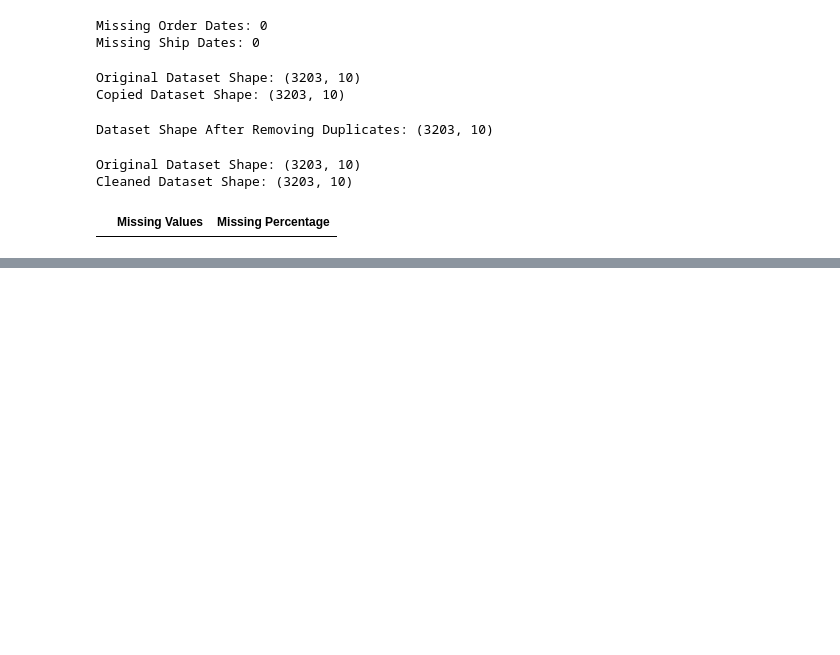
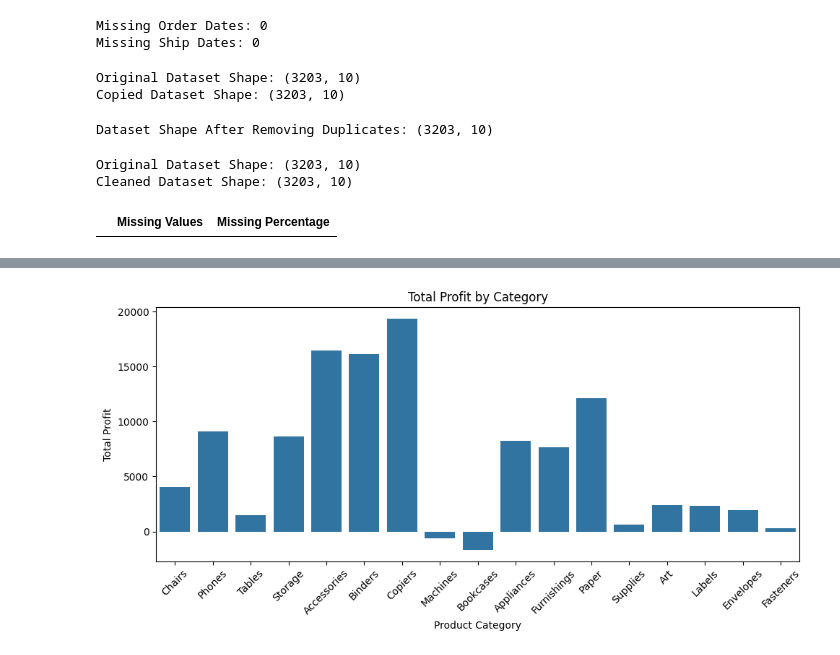
Before and after one commit to Mariam732/Retail-sales-analysis, a Jupyter notebook: notebooks/RetailSalesAnalysisV01.ipynb, the cells around one changed output, grey strips where cells are left out. Drawn from its saved outputs; the diff is of its cells as text; code cells hidden in the pictures; blank space fills up the shorter version.

```diff
--- a/notebooks/RetailSalesAnalysisV01.ipynb
+++ b/notebooks/RetailSalesAnalysisV01.ipynb
@@ -535,0 +418,30 @@ NameError: name 'df_clean' is not defined
+# %%
+# ==========================================
+# 3. Visualize Profit by Category
+# ==========================================
+
+# Create a figure with a specified width and height
+plt.figure(figsize=(10, 5))
+
+# Create a bar chart to compare total profit across product categories
+sns.barplot(
+    data=category_performance.reset_index(),
+    x="Category",
+    y="Total_Profit"
+)
+
+# Add chart title and axis labels
+plt.title("Total Profit by Category")
+plt.xlabel("Product Category")
+plt.ylabel("Total Profit")
+
+# Rotate category labels for better readability
+plt.xticks(rotation=45)
+
+# Adjust spacing to prevent overlapping labels
+plt.tight_layout()
+
+# Display the chart
+plt.show()
+# %% [output]
+[figure, added]
```
Also changed, not shown: parts of 27 cells of this notebook.
